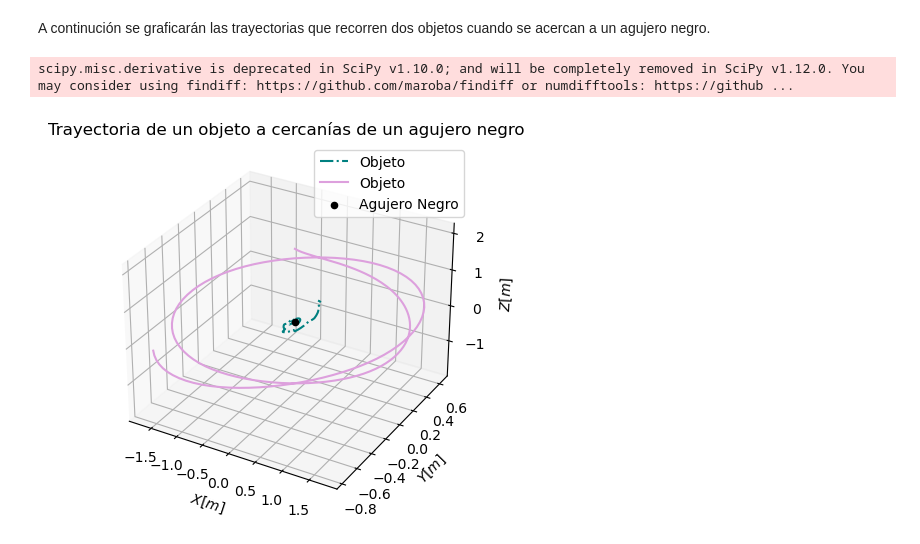
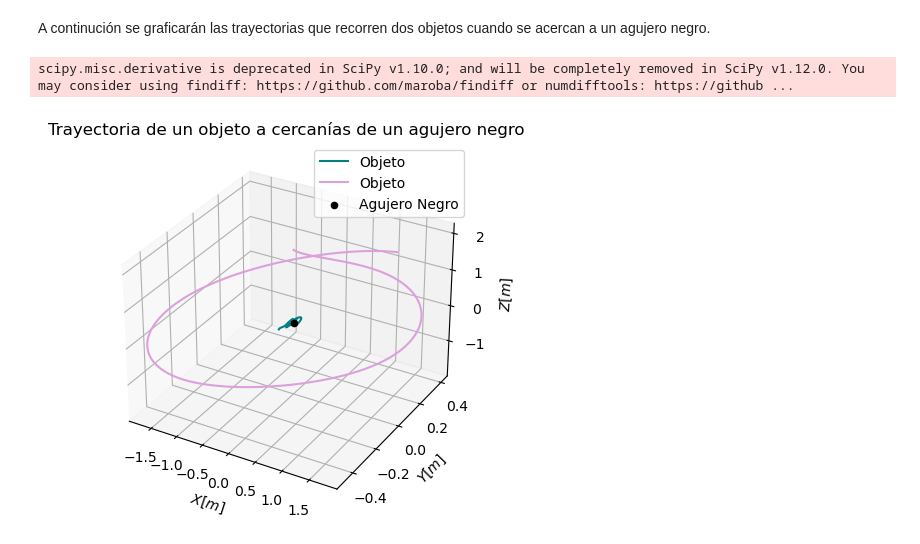
Before and after one commit to jerolg/FISICA_TEORICA_2, a Jupyter notebook: T4_Relatividad/Tarea04.ipynb, the cells around one changed output. Drawn from its saved outputs; the diff is of its cells as text; code cells hidden in the pictures.

```diff
--- a/T4_Relatividad/Tarea04.ipynb
+++ b/T4_Relatividad/Tarea04.ipynb
@@ -162,8 +172,8 @@ e = 0.05 # procentaje de la vel. de la luz a la que viaja el objeto
 v0 = 3*[e*c*np.sqrt(3)**-1] # velocidad inicial del objeto
 
 t0 = 0 # Tiempo propio inicial
-tf = 20 # Tiempo propio final
-n_puntos = 200
+tf = 15 # Tiempo propio final
+n_puntos = 300
 t_eval = np.linspace(t0, tf, n_puntos)
 t_span = (t0, tf)
 rs = 2*G*M/c**2 # Radio de Schwarzschild
@@ -199,35 +209,35 @@ teta_teta_ = XX[-2,:]
 phi_phi_ = XX[-1,:]
 
 # Coordenadas x, y, z en función de r,theta,phi).
 X_points = lambda R,teta,phi: R*np.sin(teta)*np.cos(phi)
 Y_points = lambda R,teta,phi: R*np.sin(teta)*np.sin(phi)
 Z_points = lambda R,teta,phi: R*np.cos(teta)
 
 fig = plt.figure()
 
 ax = plt.axes(projection ='3d')
 ax.set_title('Trayectoria de un objeto a cercanías de un agujero negro')
 
 
 x = X_points(rr,teta_teta,phi_phi)
 y = Y_points(rr,teta_teta,phi_phi)
 z = Z_points(rr,teta_teta,phi_phi)
 
 x_ = X_points(rr_,teta_teta_,phi_phi_)
 y_ = Y_points(rr_,teta_teta_,phi_phi_)
 z_ = Z_points(rr_,teta_teta_,phi_phi_)
 
-ax.plot3D(x, y, z, '-.', color = 'teal', label="Objeto")
+ax.plot3D(x, y, z, '-', color = 'teal', label="Objeto")
 ax.plot3D(x_, y_, z_, '-', color = 'plum', label="Objeto")
 ax.scatter3D([0],[0],[0], 'o', color = "Black", label="Agujero Negro") # Agujero negro en origen.
 plt.legend()
 ax.set_xlabel('$X [m]$')
 ax.set_ylabel('$Y [m]$')
 ax.set_zlabel('$Z [m]$')
 plt.show()
 # %% [output]
 scipy.misc.derivative is deprecated in SciPy v1.10.0; and will be completely removed in SciPy v1.12.0. You may consider using findiff: https://github.com/maroba/findiff or numdifftools: https://github ...
-[figure, old version]
+[figure, new version]
 # %% [markdown]
 ## **Precesión del perihelio de mercurio**
 
```
Also changed, not shown: parts of 12 cells of this notebook.
